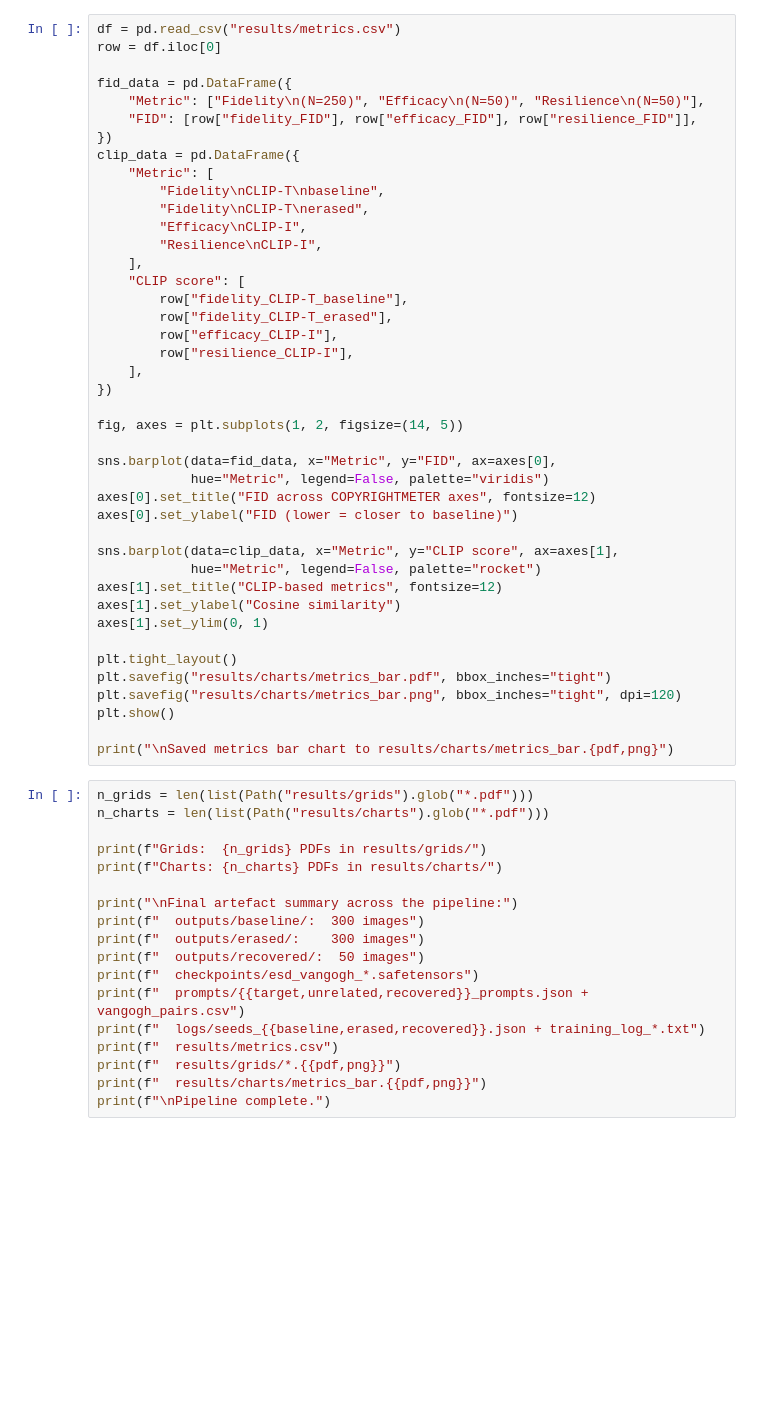
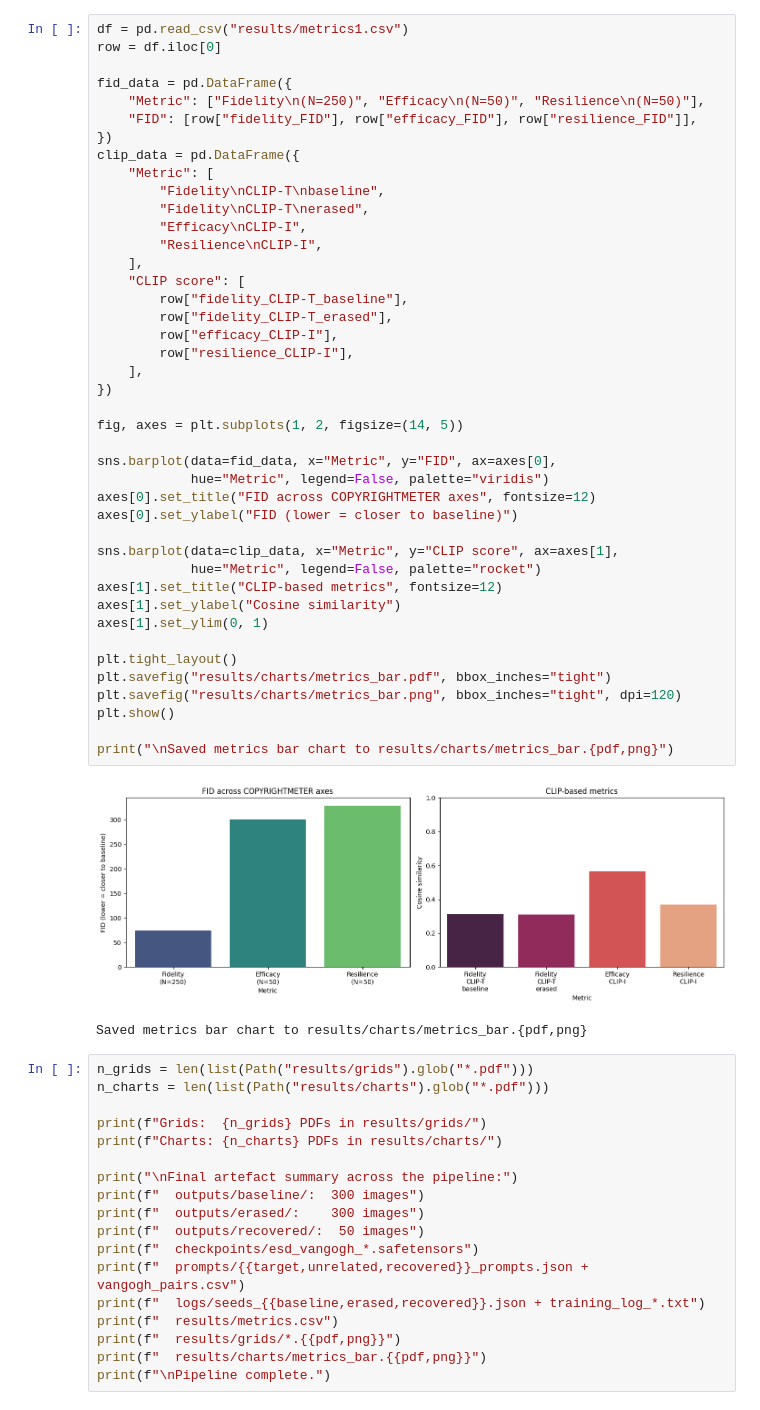
Before and after one commit to Grenki-with-cheese/dissertation-notebook-2213935-cn6000, a Jupyter notebook: notebook08_Visualisations.ipynb, the cells around one changed output. Cells and saved outputs as stored; diff of their text form; blank space fills up the shorter version.

```diff
--- a/notebook08_Visualisations.ipynb
+++ b/notebook08_Visualisations.ipynb
@@ -115,5 +84,5 @@ print(f"\n10 grids saved to results/grids/ (PDF + PNG)")
 # %%
-df = pd.read_csv("results/metrics.csv")
+df = pd.read_csv("results/metrics1.csv")
 row = df.iloc[0]
 
 fid_data = pd.DataFrame({
@@ -127,33 +96,36 @@ clip_data = pd.DataFrame({
         "Efficacy\nCLIP-I",
         "Resilience\nCLIP-I",
     ],
     "CLIP score": [
         row["fidelity_CLIP-T_baseline"],
         row["fidelity_CLIP-T_erased"],
         row["efficacy_CLIP-I"],
         row["resilience_CLIP-I"],
     ],
 })
 
 fig, axes = plt.subplots(1, 2, figsize=(14, 5))
 
 sns.barplot(data=fid_data, x="Metric", y="FID", ax=axes[0],
             hue="Metric", legend=False, palette="viridis")
 axes[0].set_title("FID across COPYRIGHTMETER axes", fontsize=12)
 axes[0].set_ylabel("FID (lower = closer to baseline)")
 
 sns.barplot(data=clip_data, x="Metric", y="CLIP score", ax=axes[1],
             hue="Metric", legend=False, palette="rocket")
 axes[1].set_title("CLIP-based metrics", fontsize=12)
 axes[1].set_ylabel("Cosine similarity")
 axes[1].set_ylim(0, 1)
 
 plt.tight_layout()
 plt.savefig("results/charts/metrics_bar.pdf", bbox_inches="tight")
 plt.savefig("results/charts/metrics_bar.png", bbox_inches="tight", dpi=120)
 plt.show()
 
 print("\nSaved metrics bar chart to results/charts/metrics_bar.{pdf,png}")
+# %% [output]
+[figure, added]
+Saved metrics bar chart to results/charts/metrics_bar.{pdf,png}
 # %%
 n_grids = len(list(Path("results/grids").glob("*.pdf")))
 n_charts = len(list(Path("results/charts").glob("*.pdf")))
```
Also changed, not shown: parts of 5 cells of this notebook.
